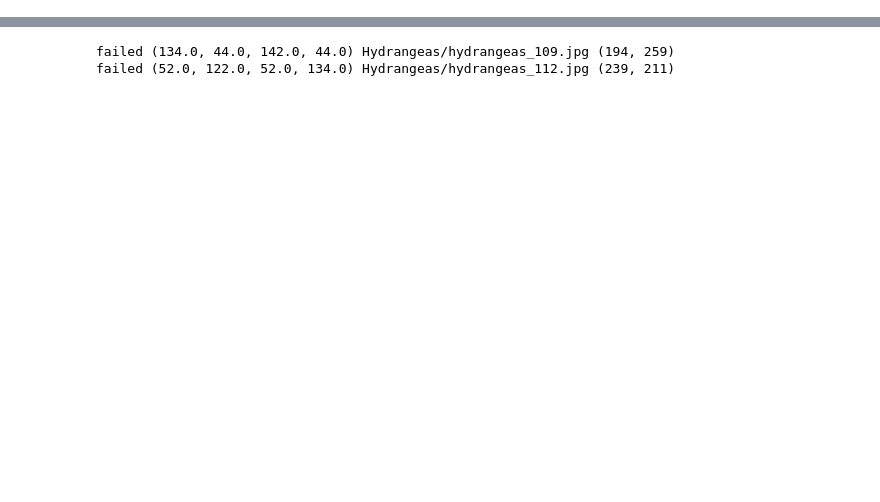
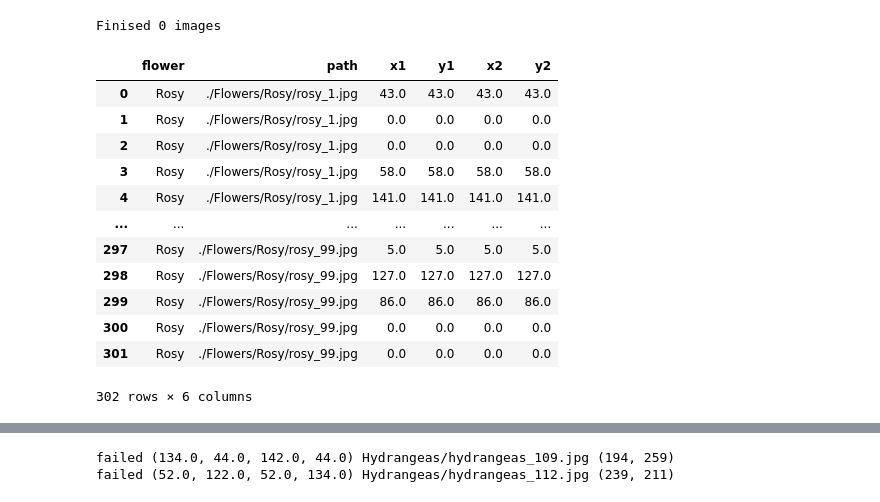
Before and after one commit to klenathan/flora-similarity-suggestor, a Jupyter notebook: Image-processing.ipynb, the cells around one changed output, grey strips where cells are left out. Drawn from its saved outputs; the diff is of its cells as text; code cells hidden in the pictures; blank space fills up the shorter version.

```diff
--- a/Image-processing.ipynb
+++ b/Image-processing.ipynb
@@ -33,0 +122,18 @@ flower_labels
+# %%
+rosy_df = show_bounding_data_("./Meta/Rosy/")
+rosy_df
+# %% [output]
+Finised 0 images
+|  | flower | path | x1 | y1 | x2 | y2 |
+| 0 | Rosy | ./Flowers/Rosy/rosy_1.jpg | 43.0 | 43.0 | 43.0 | 43.0 |
+| 1 | Rosy | ./Flowers/Rosy/rosy_1.jpg | 0.0 | 0.0 | 0.0 | 0.0 |
+| 2 | Rosy | ./Flowers/Rosy/rosy_1.jpg | 0.0 | 0.0 | 0.0 | 0.0 |
+| 3 | Rosy | ./Flowers/Rosy/rosy_1.jpg | 58.0 | 58.0 | 58.0 | 58.0 |
+| 4 | Rosy | ./Flowers/Rosy/rosy_1.jpg | 141.0 | 141.0 | 141.0 | 141.0 |
+| ... | ... | ... | ... | ... | ... | ... |
+| 297 | Rosy | ./Flowers/Rosy/rosy_99.jpg | 5.0 | 5.0 | 5.0 | 5.0 |
+| 298 | Rosy | ./Flowers/Rosy/rosy_99.jpg | 127.0 | 127.0 | 127.0 | 127.0 |
+| 299 | Rosy | ./Flowers/Rosy/rosy_99.jpg | 86.0 | 86.0 | 86.0 | 86.0 |
+| 300 | Rosy | ./Flowers/Rosy/rosy_99.jpg | 0.0 | 0.0 | 0.0 | 0.0 |
+| 301 | Rosy | ./Flowers/Rosy/rosy_99.jpg | 0.0 | 0.0 | 0.0 | 0.0 |
+302 rows × 6 columns
```
Also changed, not shown: parts of 23 cells of this notebook, 3 other files.
